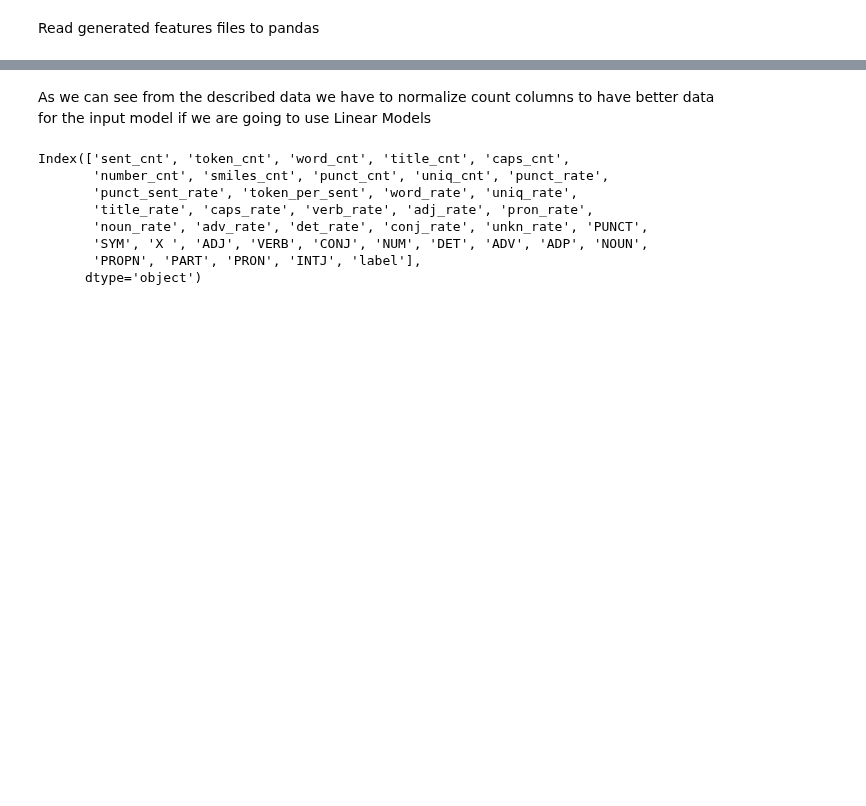
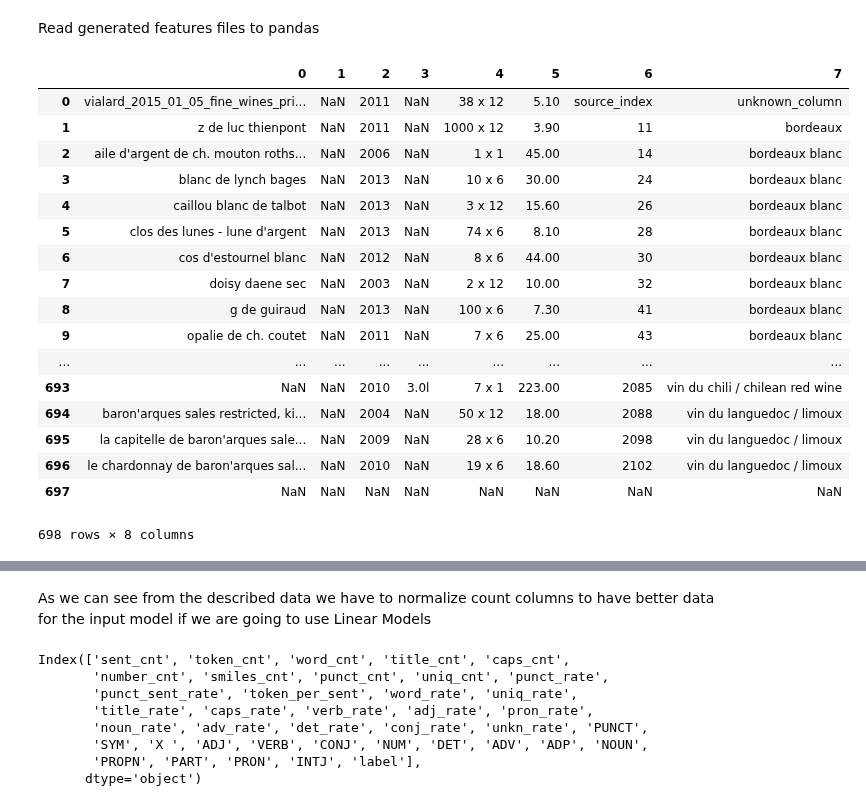
Before and after one commit to sudodoki/prj-nlp, a Jupyter notebook: students/oleg_m/project/Prepare ML model.ipynb, the cells around one changed output, grey strips where cells are left out. Drawn from its saved outputs; the diff is of its cells as text; code cells hidden in the pictures; blank space fills up the shorter version.

```diff
--- a/students/oleg_m/project/Prepare ML model.ipynb
+++ b/students/oleg_m/project/Prepare ML model.ipynb
@@ -5,6 +5,27 @@ import re
 import spacy, en_core_web_sm
 # %% [markdown]
 Read generated features files to pandas
+# %%
+pd.read_csv('/Users/admin/Arvini/Suppliers prices/csv/ax_test2/vialard_2015_01_05_fine_wines_price_list.csv.tar.gz', header=None)
+# %% [output]
+|  | 0 | 1 | 2 | 3 | 4 | 5 | 6 | 7 |
+| 0 | vialard_2015_01_05_fine_wines_pri... | NaN | 2011 | NaN | 38 x 12 | 5.10 | source_index | unknown_column |
+| 1 | z de luc thienpont | NaN | 2011 | NaN | 1000 x 12 | 3.90 | 11 | bordeaux |
+| 2 | aile d'argent de ch. mouton roths... | NaN | 2006 | NaN | 1 x 1 | 45.00 | 14 | bordeaux blanc |
+| 3 | blanc de lynch bages | NaN | 2013 | NaN | 10 x 6 | 30.00 | 24 | bordeaux blanc |
+| 4 | caillou blanc de talbot | NaN | 2013 | NaN | 3 x 12 | 15.60 | 26 | bordeaux blanc |
+| 5 | clos des lunes - lune d'argent | NaN | 2013 | NaN | 74 x 6 | 8.10 | 28 | bordeaux blanc |
+| 6 | cos d'estournel blanc | NaN | 2012 | NaN | 8 x 6 | 44.00 | 30 | bordeaux blanc |
+| 7 | doisy daene sec | NaN | 2003 | NaN | 2 x 12 | 10.00 | 32 | bordeaux blanc |
+| 8 | g de guiraud | NaN | 2013 | NaN | 100 x 6 | 7.30 | 41 | bordeaux blanc |
+| 9 | opalie de ch. coutet | NaN | 2011 | NaN | 7 x 6 | 25.00 | 43 | bordeaux blanc |
+| ... | ... | ... | ... | ... | ... | ... | ... | ... |
+| 693 | NaN | NaN | 2010 | 3.0l | 7 x 1 | 223.00 | 2085 | vin du chili / chilean red wine |
+| 694 | baron'arques sales restricted, ki... | NaN | 2004 | NaN | 50 x 12 | 18.00 | 2088 | vin du languedoc / limoux |
+| 695 | la capitelle de baron'arques sale... | NaN | 2009 | NaN | 28 x 6 | 10.20 | 2098 | vin du languedoc / limoux |
+| 696 | le chardonnay de baron'arques sal... | NaN | 2010 | NaN | 19 x 6 | 18.60 | 2102 | vin du languedoc / limoux |
+| 697 | NaN | NaN | NaN | NaN | NaN | NaN | NaN | NaN |
+698 rows × 8 columns
 # %%
 DATA_DIR = '/Users/admin/edu/NLP/practical_NLP_course/data/'
 # %%
```
Also changed, not shown: 9 other files.
